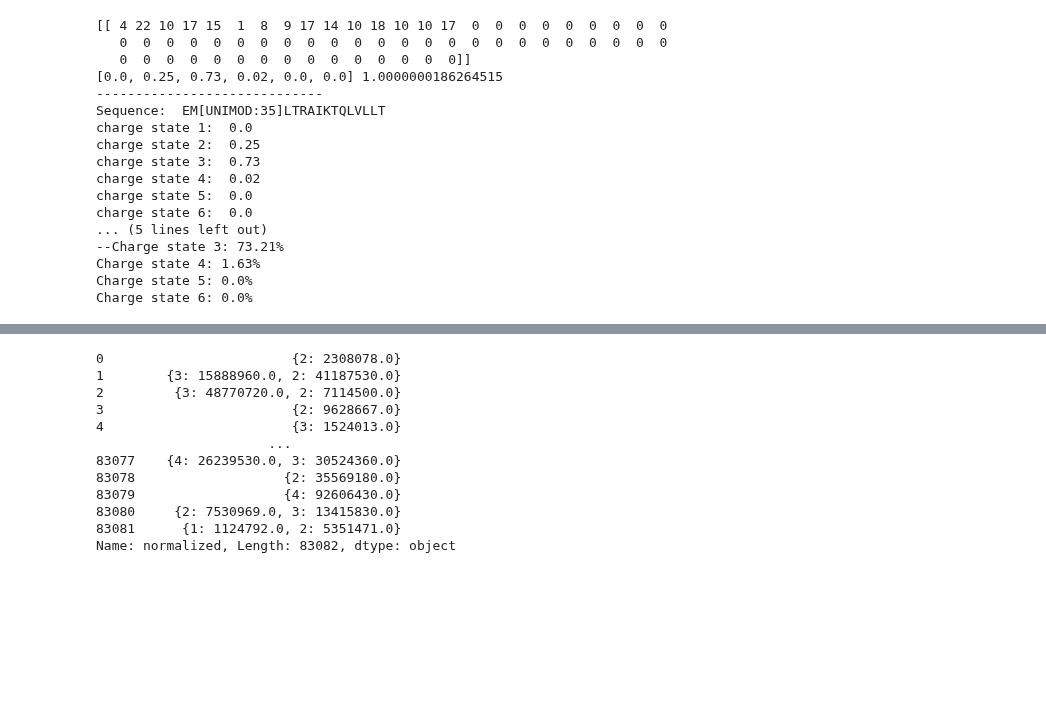
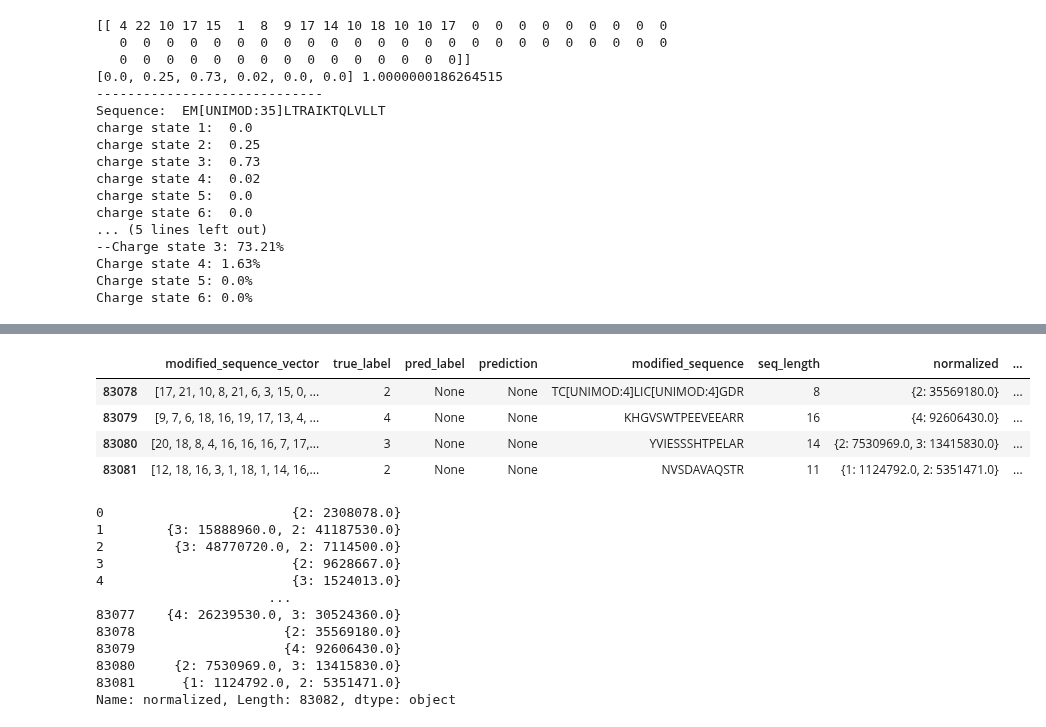
Before and after one commit to Sacesh/Masterpraktikum, a Jupyter notebook: new_charge_predictor_multiclass.ipynb, the cells around one changed output, grey strips where cells are left out. Cells and saved outputs as stored; diff of their text form; code cells hidden in the pictures; blank space fills up the shorter version.

```diff
--- a/new_charge_predictor_multiclass.ipynb
+++ b/new_charge_predictor_multiclass.ipynb
@@ -1034,3 +1039,11 @@ except KeyboardInterrupt:
+# %%
+predict_df.tail(4)
+# %% [output]
+|  | modified_sequence_vector | true_label | pred_label | prediction | modified_sequence | seq_length | normalized | ... |
+| 83078 | [17, 21, 10, 8, 21, 6, 3, 15, 0, ... | 2 | None | None | TC[UNIMOD:4]LIC[UNIMOD:4]GDR | 8 | {2: 35569180.0} | ... |
+| 83079 | [9, 7, 6, 18, 16, 19, 17, 13, 4, ... | 4 | None | None | KHGVSWTPEEVEEARR | 16 | {4: 92606430.0} | ... |
+| 83080 | [20, 18, 8, 4, 16, 16, 16, 7, 17,... | 3 | None | None | YVIESSSHTPELAR | 14 | {2: 7530969.0, 3: 13415830.0} | ... |
+| 83081 | [12, 18, 16, 3, 1, 18, 1, 14, 16,... | 2 | None | None | NVSDAVAQSTR | 11 | {1: 1124792.0, 2: 5351471.0} | ... |
 # %%
 predict_df['normalized']
 # %% [output]
```
Also changed, not shown: parts of 10 cells of this notebook.
